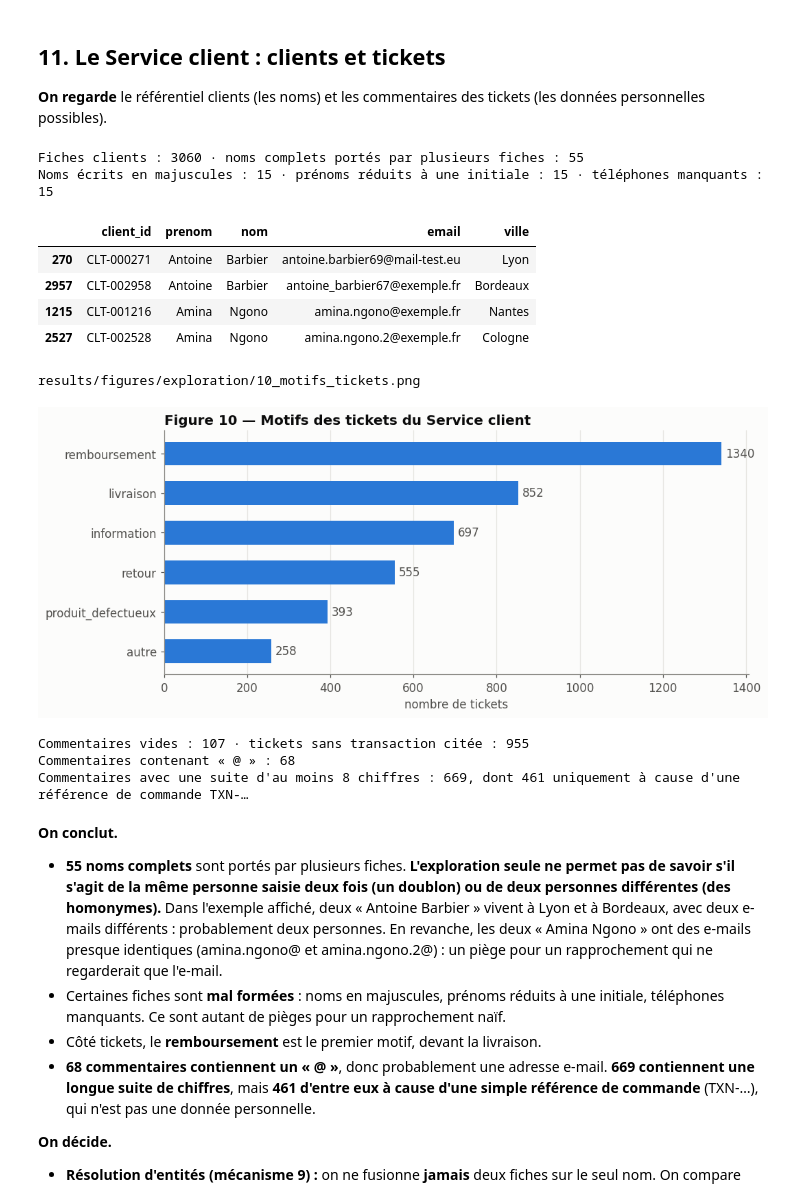
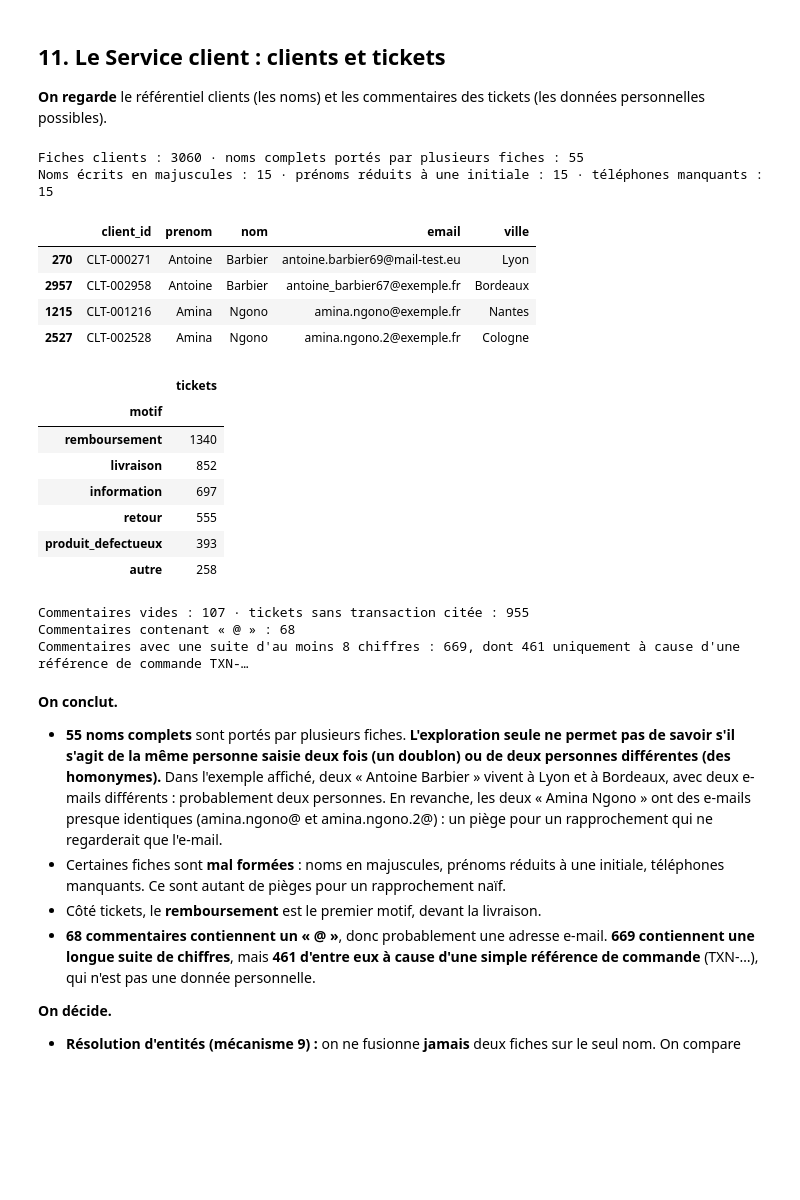
Before and after one commit to liam237/datamesh-ai-governance, a Jupyter notebook: notebooks/01_exploration.ipynb, the cells around one changed output. Drawn from its saved outputs; the diff is of its cells as text; code cells hidden in the pictures; blank space fills up the shorter version.

```diff
--- a/notebooks/01_exploration.ipynb
+++ b/notebooks/01_exploration.ipynb
@@ -619,39 +557,40 @@ Amplitude naturelle de ce rapport : de 0.78 à 1.07
 # %%
 full_name = clients["prenom"] + " " + clients["nom"]
 shared = full_name.value_counts()
 print(f"Fiches clients : {len(clients)} · noms complets portés par plusieurs fiches : {(shared > 1).sum()}")
 print(f"Noms écrits en majuscules : {clients['nom'].str.isupper().sum()} · "
       f"prénoms réduits à une initiale : {clients['prenom'].str.endswith('.').sum()} · "
       f"téléphones manquants : {clients['telephone'].isna().sum()}")
 display(clients[full_name.isin(shared[shared > 1].index[:2])].sort_values("nom")[["client_id", "prenom", "nom", "email", "ville"]])
 
-motifs = tickets["motif"].value_counts()
-fig, ax = plt.subplots(figsize=(10, 4.2))
-bars = ax.barh(motifs.index[::-1], motifs.values[::-1], color=PALETTE[0], height=0.6)
-ax.bar_label(bars, padding=4, color=INK_2); ax.grid(axis="y", visible=False)
-ax.set_title("Figure 10 — Motifs des tickets du Service client"); ax.set_xlabel("nombre de tickets")
-print(save(fig, "10_motifs_tickets")); plt.show()
+display(tickets["motif"].value_counts().rename("tickets").to_frame())
 
 text = tickets["commentaire"].fillna("")
 print(f"Commentaires vides : {tickets['commentaire'].isna().sum()} · tickets sans transaction citée : {tickets['transaction_id'].isna().sum()}")
 print(f"Commentaires contenant « @ » : {text.str.contains('@').sum()}")
 digits = text.str.replace(" ", "").str.contains(r"\d{8,}")
 digits_wo_ref = text.str.replace(r"TXN-\d{8}", "", regex=True).str.replace(" ", "").str.contains(r"\d{8,}")
 print(f"Commentaires avec une suite d'au moins 8 chiffres : {digits.sum()}, "
       f"dont {digits.sum() - digits_wo_ref.sum()} uniquement à cause d'une référence de commande TXN-…")
 # %% [output]
 Fiches clients : 3060 · noms complets portés par plusieurs fiches : 55
 Noms écrits en majuscules : 15 · prénoms réduits à une initiale : 15 · téléphones manquants : 15
 |  | client_id | prenom | nom | email | ville |
 | 270 | CLT-000271 | Antoine | Barbier | antoine.barbier69@mail-test.eu | Lyon |
 | 2957 | CLT-002958 | Antoine | Barbier | antoine_barbier67@exemple.fr | Bordeaux |
 | 1215 | CLT-001216 | Amina | Ngono | amina.ngono@exemple.fr | Nantes |
 | 2527 | CLT-002528 | Amina | Ngono | amina.ngono.2@exemple.fr | Cologne |
+|  | tickets |
+| motif |  |
+| remboursement | 1340 |
+| livraison | 852 |
+| information | 697 |
+| retour | 555 |
+| produit_defectueux | 393 |
+| autre | 258 |
-results/figures/exploration/10_motifs_tickets.png
+Commentaires vides : 107 · tickets sans transaction citée : 955
+Commentaires contenant « @ » : 68
+Commentaires avec une suite d'au moins 8 chiffres : 669, dont 461 uniquement à cause d'une référence de commande TXN-…
-[figure, removed]
-Commentaires vides : 107 · tickets sans transaction citée : 955
-Commentaires contenant « @ » : 68
-Commentaires avec une suite d'au moins 8 chiffres : 669, dont 461 uniquement à cause d'une référence de commande TXN-…
 # %% [markdown]
 **On conclut.**
 - **55 noms complets** sont portés par plusieurs fiches. **L'exploration seule ne permet pas de savoir s'il s'agit de la même personne saisie deux fois (un doublon) ou de deux personnes différentes (des homonymes).** Dans l'exemple affiché, deux « Antoine Barbier » vivent à Lyon et à Bordeaux, avec deux e-mails différents : probablement deux personnes. En revanche, les deux « Amina Ngono » ont des e-mails presque identiques (amina.ngono@ et amina.ngono.2@) : un piège pour un rapprochement qui ne regarderait que l'e-mail.
```
Also changed, not shown: parts of 23 cells of this notebook, 33 other files.
